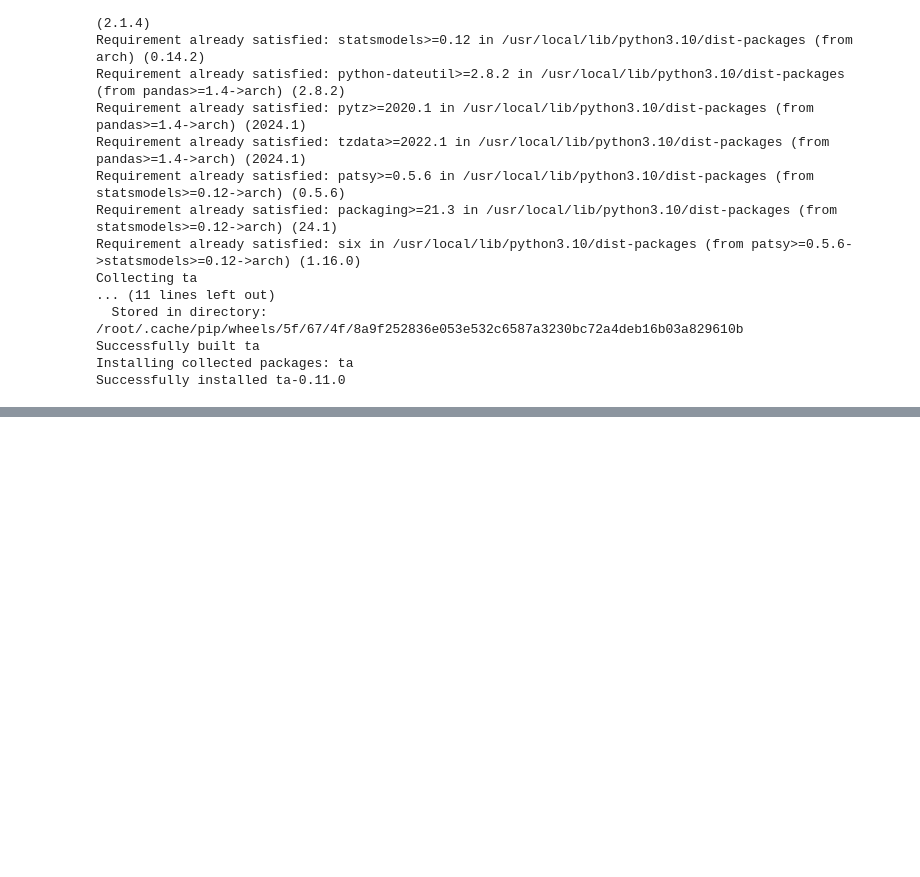
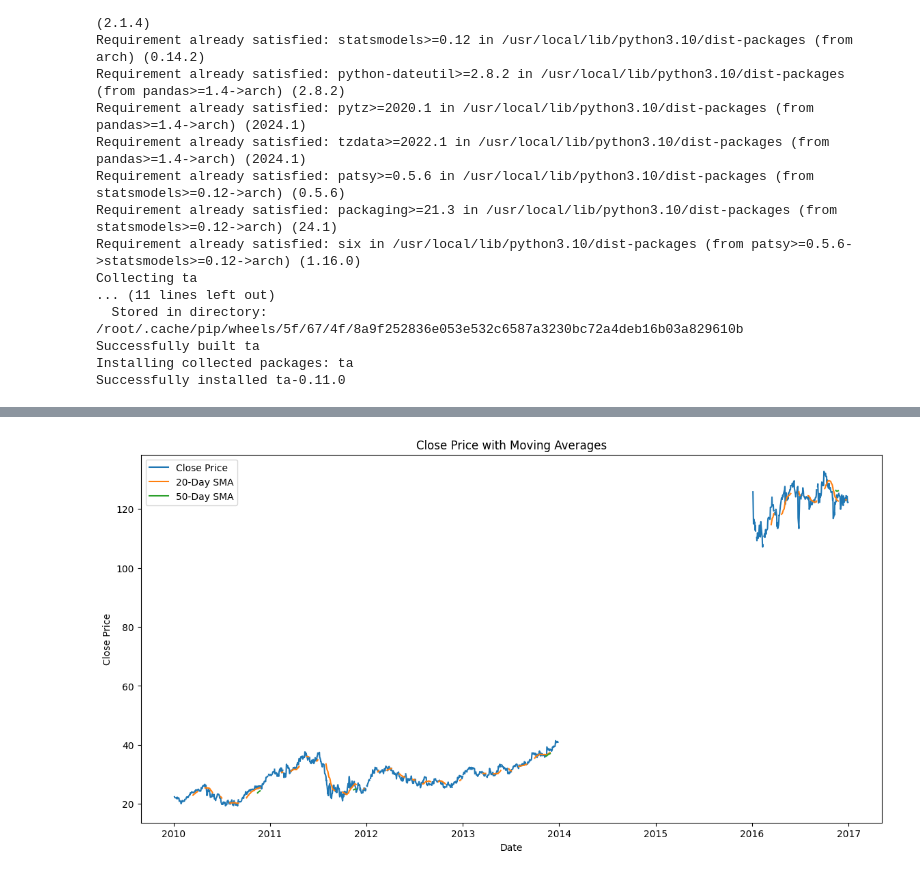
Before and after one commit to mn22abk/DSProjectHamza2024, a Jupyter notebook: DSPHamzafileIV.ipynb, the cells around one changed output, grey strips where cells are left out. Drawn from its saved outputs; the diff is of its cells as text; code cells hidden in the pictures; blank space fills up the shorter version.

```diff
--- a/DSPHamzafileIV.ipynb
+++ b/DSPHamzafileIV.ipynb
@@ -49,0 +66,19 @@ df = df.asfreq('B')
+# %%
+# Calculate and plot moving averages
+df['SMA_20'] = df['close'].rolling(window=20).mean()
+df['SMA_50'] = df['close'].rolling(window=50).mean()
+
+def plot_moving_averages(df):
+    plt.figure(figsize=(14, 7))
+    plt.plot(df['close'], label='Close Price')
+    plt.plot(df['SMA_20'], label='20-Day SMA')
+    plt.plot(df['SMA_50'], label='50-Day SMA')
+    plt.title('Close Price with Moving Averages')
+    plt.xlabel('Date')
+    plt.ylabel('Close Price')
+    plt.legend()
+    plt.show()
+
+plot_moving_averages(df)
+# %% [output]
+[figure, added]
```
Also changed, not shown: parts of 4 cells of this notebook.
